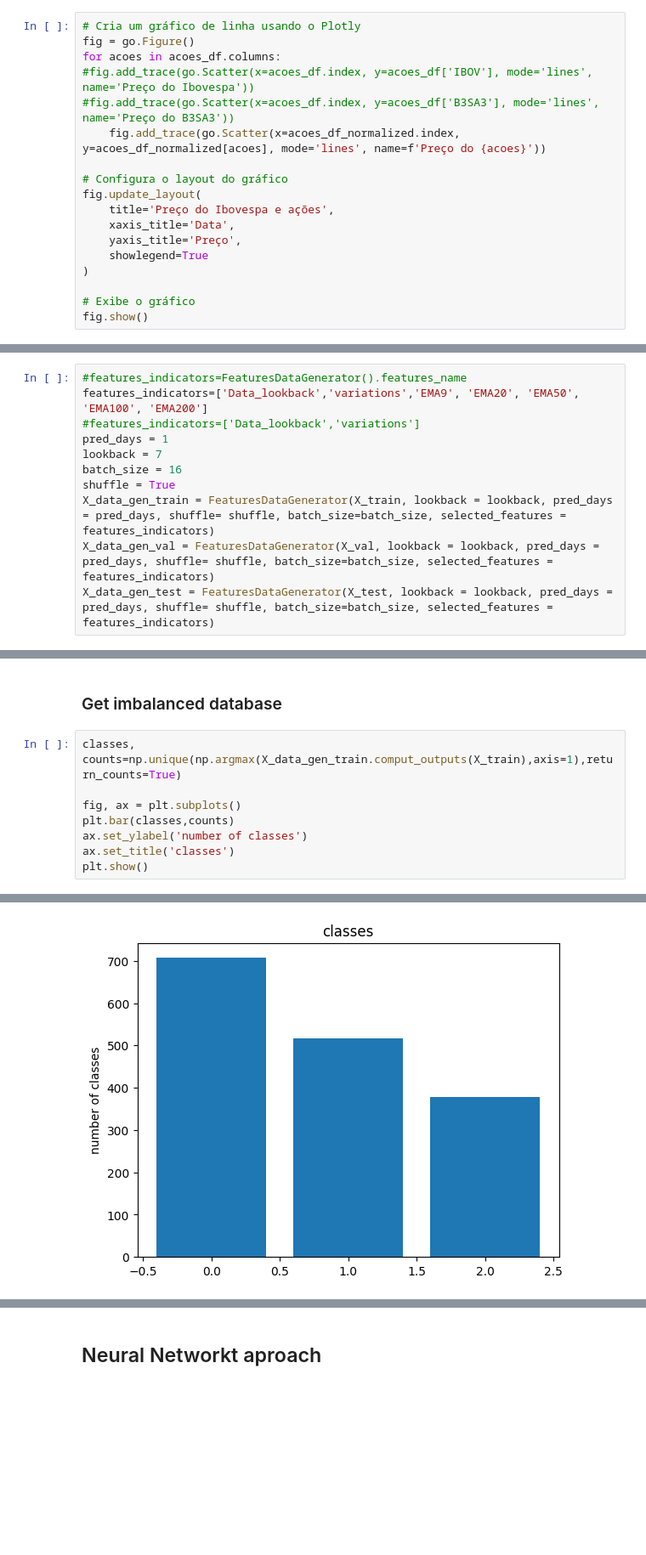
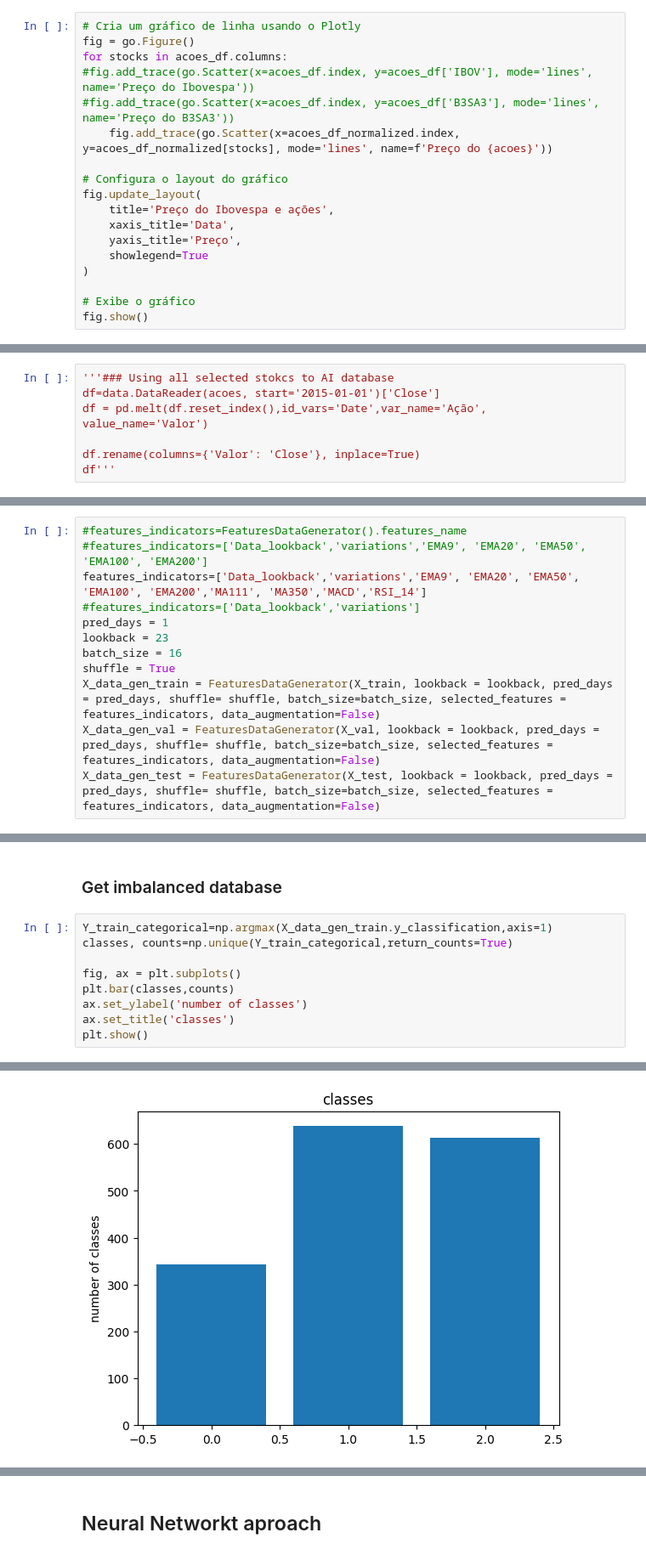
Before and after one commit to brunoodutra/Time_Series_Forecast, a Jupyter notebook: acoes/stock_classification.ipynb, the cells around one changed output, grey strips where cells are left out. Shown at 85% size. Cells and saved outputs as stored; diff of their text form; blank space fills up the shorter version.

```diff
--- a/acoes/stock_classification.ipynb
+++ b/acoes/stock_classification.ipynb
@@ -140,10 +153,10 @@ acoes_df_normalized = acoes_df / acoes_df.iloc[0].values
 # %%
 # Cria um gráfico de linha usando o Plotly
 fig = go.Figure()
-for acoes in acoes_df.columns:
+for stocks in acoes_df.columns:
 #fig.add_trace(go.Scatter(x=acoes_df.index, y=acoes_df['IBOV'], mode='lines', name='Preço do Ibovespa'))
 #fig.add_trace(go.Scatter(x=acoes_df.index, y=acoes_df['B3SA3'], mode='lines', name='Preço do B3SA3'))
-    fig.add_trace(go.Scatter(x=acoes_df_normalized.index, y=acoes_df_normalized[acoes], mode='lines', name=f'Preço do {acoes}'))
+    fig.add_trace(go.Scatter(x=acoes_df_normalized.index, y=acoes_df_normalized[stocks], mode='lines', name=f'Preço do {acoes}'))
 
 # Configura o layout do gráfico
 fig.update_layout(
@@ -365,0 +386,7 @@ acoes_df_norm['y'] = scaler.fit_transform(acoes_df['y'].values.reshape(-1,1))
+# %%
+'''### Using all selected stokcs to AI database
+df=data.DataReader(acoes, start='2015-01-01')['Close']
+df = pd.melt(df.reset_index(),id_vars='Date',var_name='Ação', value_name='Valor')
+
+df.rename(columns={'Valor': 'Close'}, inplace=True)
+df'''
@@ -825,12 +891,13 @@ invalid value encountered in divide
 # %%
 #features_indicators=FeaturesDataGenerator().features_name
-features_indicators=['Data_lookback','variations','EMA9', 'EMA20', 'EMA50', 'EMA100', 'EMA200']
+#features_indicators=['Data_lookback','variations','EMA9', 'EMA20', 'EMA50', 'EMA100', 'EMA200']
+features_indicators=['Data_lookback','variations','EMA9', 'EMA20', 'EMA50', 'EMA100', 'EMA200','MA111', 'MA350','MACD','RSI_14']
 #features_indicators=['Data_lookback','variations']
 pred_days = 1
-lookback = 7
+lookback = 23
 batch_size = 16
 shuffle = True
-X_data_gen_train = FeaturesDataGenerator(X_train, lookback = lookback, pred_days = pred_days, shuffle= shuffle, batch_size=batch_size, selected_features = features_indicators)
-X_data_gen_val = FeaturesDataGenerator(X_val, lookback = lookback, pred_days = pred_days, shuffle= shuffle, batch_size=batch_size, selected_features = features_indicators)
-X_data_gen_test = FeaturesDataGenerator(X_test, lookback = lookback, pred_days = pred_days, shuffle= shuffle, batch_size=batch_size, selected_features = features_indicators)
+X_data_gen_train = FeaturesDataGenerator(X_train, lookback = lookback, pred_days = pred_days, shuffle= shuffle, batch_size=batch_size, selected_features = features_indicators, data_augmentation=False)
+X_data_gen_val = FeaturesDataGenerator(X_val, lookback = lookback, pred_days = pred_days, shuffle= shuffle, batch_size=batch_size, selected_features = features_indicators, data_augmentation=False)
+X_data_gen_test = FeaturesDataGenerator(X_test, lookback = lookback, pred_days = pred_days, shuffle= shuffle, batch_size=batch_size, selected_features = features_indicators, data_augmentation=False)
 # %% [output]
@@ -868,7 +961,8 @@ recomendations.head(10)'''
 # %% [markdown]
 ###  Get imbalanced database
 # %%
-classes, counts=np.unique(np.argmax(X_data_gen_train.comput_outputs(X_train),axis=1),return_counts=True)
+Y_train_categorical=np.argmax(X_data_gen_train.y_classification,axis=1)
+classes, counts=np.unique(Y_train_categorical,return_counts=True)
 
 fig, ax = plt.subplots()
 plt.bar(classes,counts)
@@ -881 +973 @@ plt.show()
-[figure, old version]
+[figure, new version]
```
Also changed, not shown: parts of 56 cells of this notebook.
